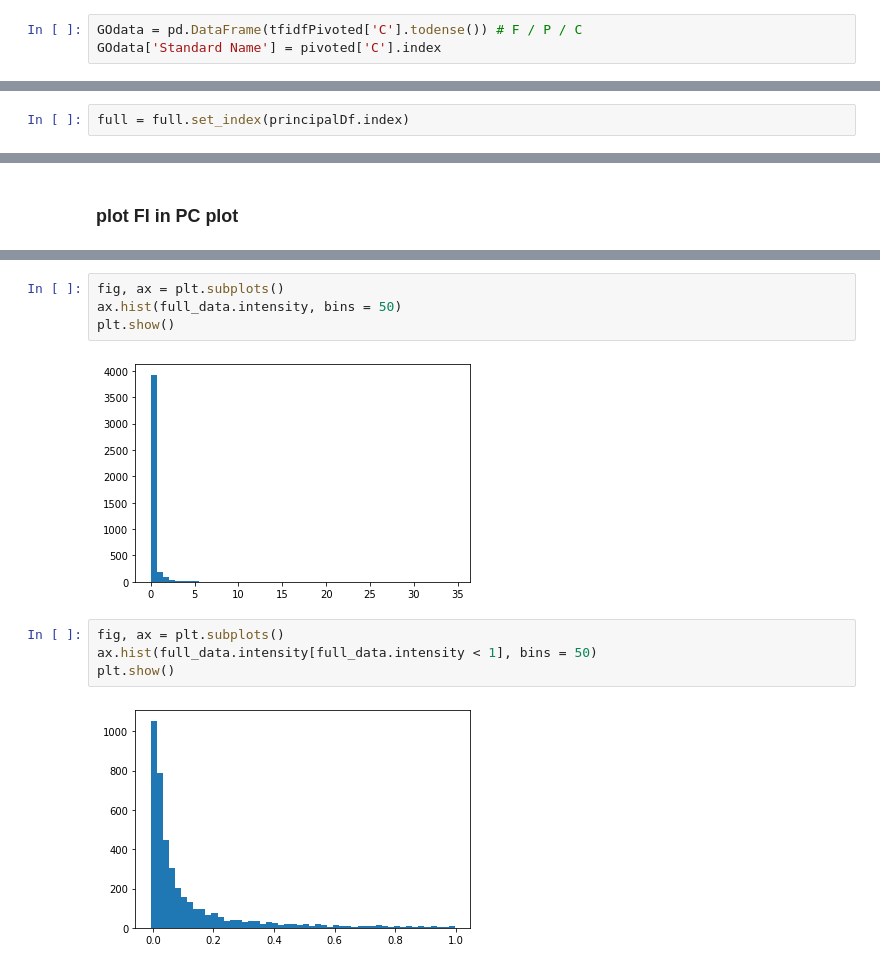
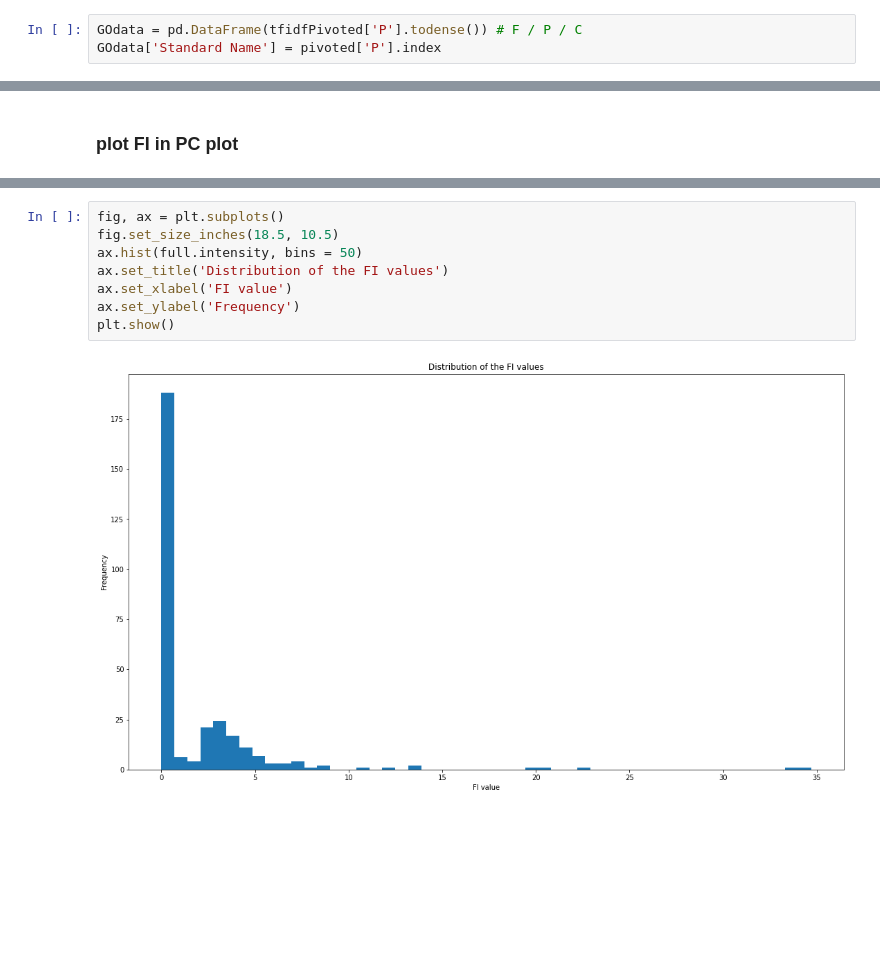
Before and after one commit to IBP-21-22/intbioproj, a Jupyter notebook: code/Kmeans_subset.ipynb, the cells around one changed output, grey strips where cells are left out. Saved outputs shown, nothing was run; the diff lists cells and outputs as text; blank space fills up the shorter version.

```diff
--- a/code/Kmeans_subset.ipynb
+++ b/code/Kmeans_subset.ipynb
@@ -19,8 +20,8 @@ seed(1)
 with open('../processed_data/geneOntologyDataset.pkl', 'rb') as inp:
     [pivoted, tfidfPivoted] = pkl.load(inp)
 # %%
-GOdata = pd.DataFrame(tfidfPivoted['C'].todense()) # F / P / C
-GOdata['Standard Name'] = pivoted['C'].index
+GOdata = pd.DataFrame(tfidfPivoted['P'].todense()) # F / P / C
+GOdata['Standard Name'] = pivoted['P'].index
 # %% [markdown]
 ### Import FI data
 # %%
@@ -62,2 +106,0 @@ array([0.10271766, 0.06167451])
-# %%
-full = full.set_index(principalDf.index)
@@ -137,12 +143,10 @@ full_data.intensity.max()
 # %%
 fig, ax = plt.subplots()
-ax.hist(full_data.intensity, bins = 50)
+fig.set_size_inches(18.5, 10.5)
+ax.hist(full.intensity, bins = 50)
+ax.set_title('Distribution of the FI values')
+ax.set_xlabel('FI value')
+ax.set_ylabel('Frequency')
 plt.show()
 # %% [output]
-[figure, old version]
+[figure, new version]
-# %%
-fig, ax = plt.subplots()
-ax.hist(full_data.intensity[full_data.intensity < 1], bins = 50)
-plt.show()
-# %% [output]
-[figure, removed]
```
Also changed, not shown: parts of 30 cells of this notebook, 5 other files.
